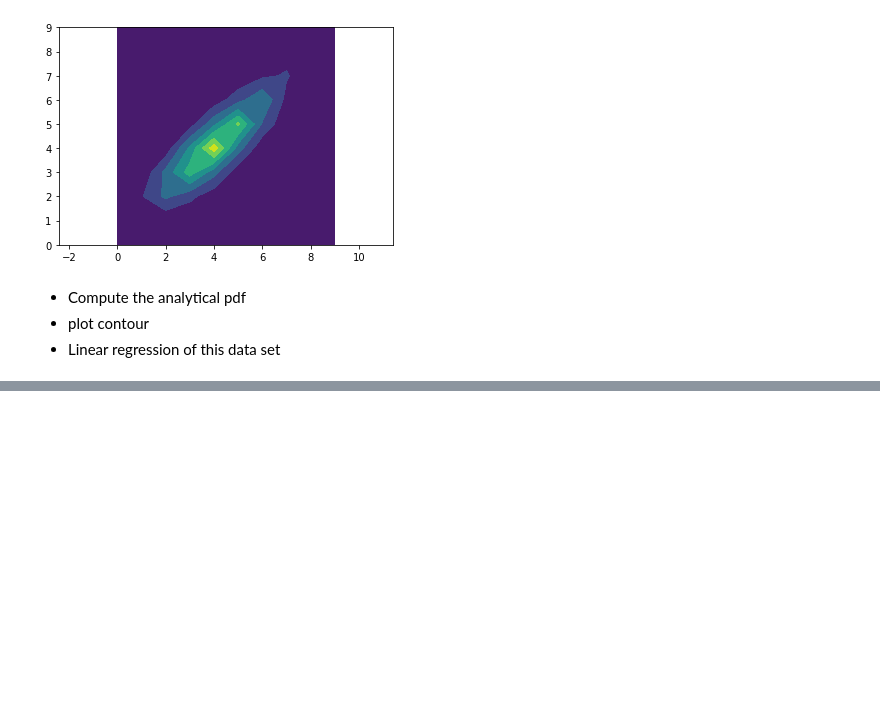
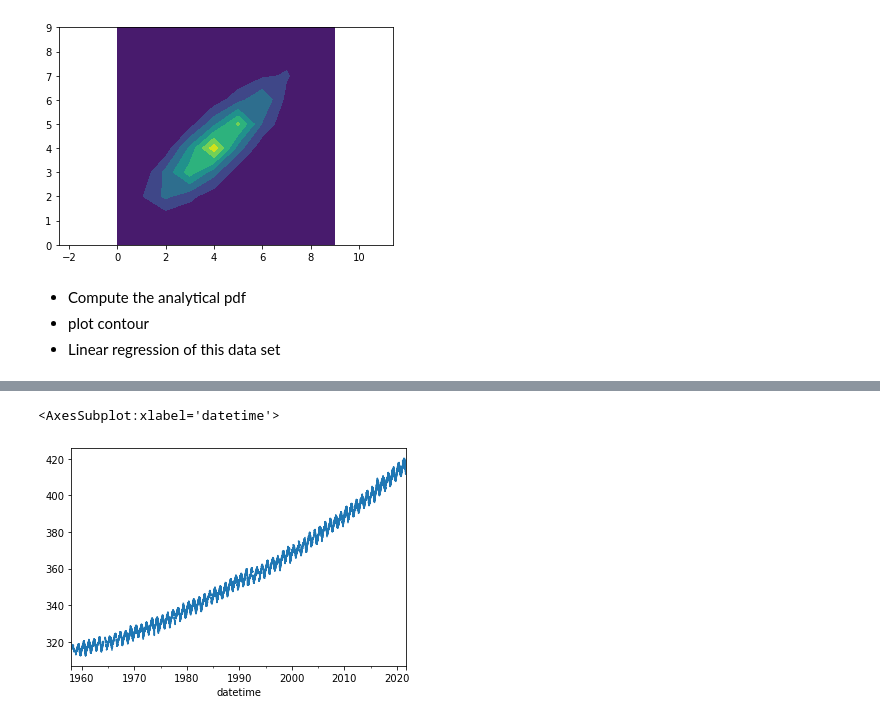
Before and after one commit to Pchambet/ml4climate, a Jupyter notebook: book/notebooks/1_introduction.ipynb, the cells around one changed output, grey strips where cells are left out. Cells and saved outputs as stored; diff of their text form; code cells hidden in the pictures; blank space fills up the shorter version.

```diff
--- a/book/notebooks/1_introduction.ipynb
+++ b/book/notebooks/1_introduction.ipynb
@@ -531,0 +544,2 @@ AttributeError: 'DataFrame' object has no attribute 'Mn'
+# %%
+df.index = pd.to_datetime(df[['Year', 'Month', 'Day']])
@@ -531,0 +570,5 @@ AttributeError: 'DataFrame' object has no attribute 'Mn'
+# %%
+df["CO2"].plot()
+# %% [output]
+<AxesSubplot:xlabel='datetime'>
+[figure, added]
```
Also changed, not shown: parts of 28 cells of this notebook, 1 other file.
